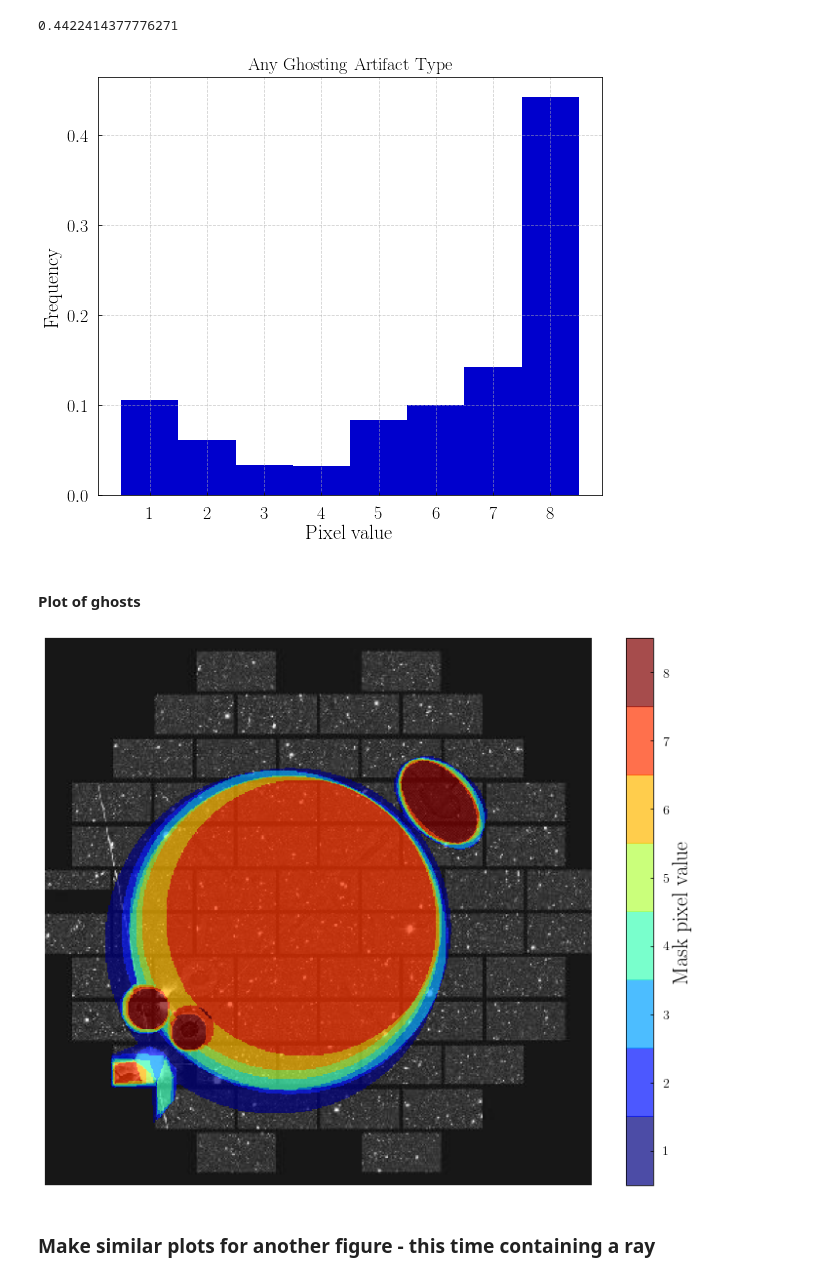
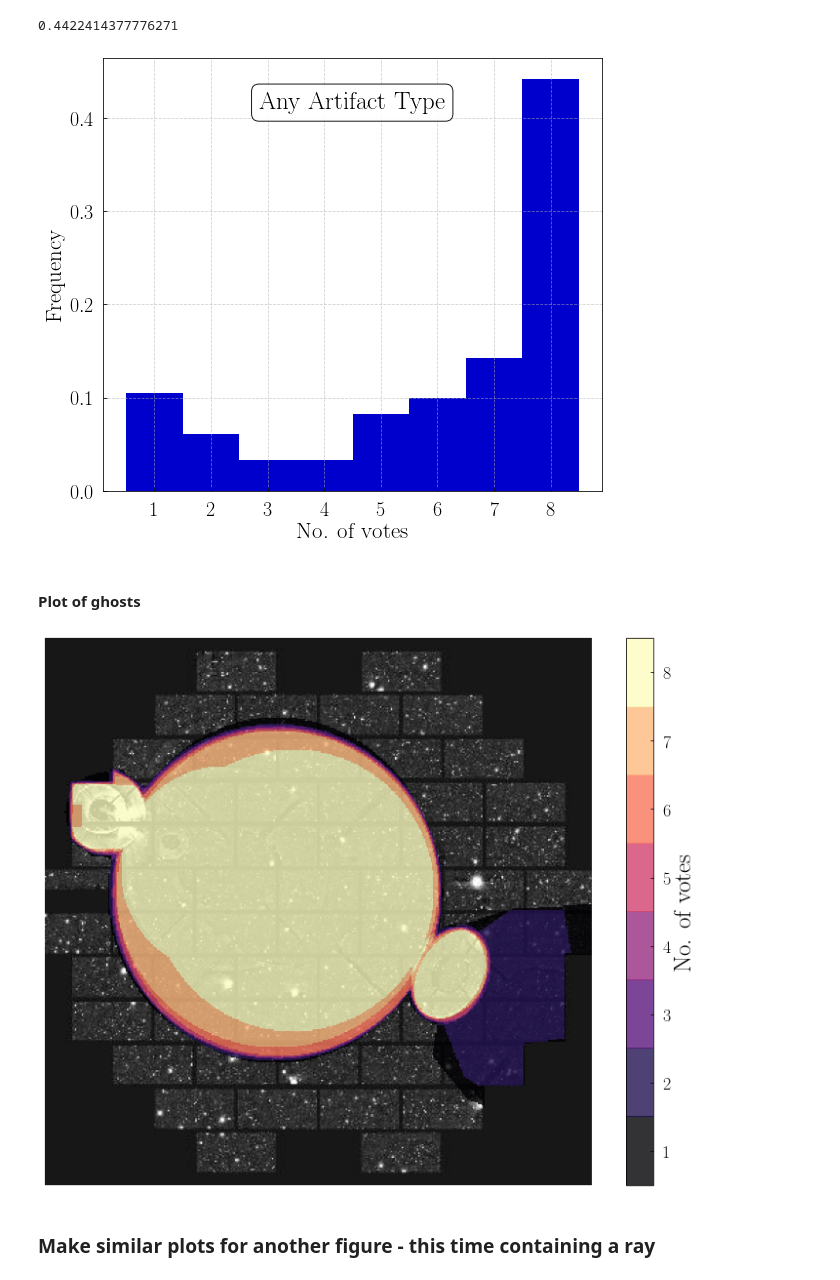
Before and after one commit to dtanoglidis/DeepGhostBusters, a Jupyter notebook: Annotators_Comparison.ipynb, the cells around one changed output. Cells and saved outputs as stored; diff of their text form; code cells hidden in the pictures.

```diff
--- a/Annotators_Comparison.ipynb
+++ b/Annotators_Comparison.ipynb
@@ -252,9 +261,10 @@ annotations_loc = json.load(open("common_core_Dimitrios.json"))
 annotations = list(annotations_loc['_via_img_metadata'].values())
 annotations = [a for a in annotations if a['regions']]
 
-i = 20
+i = 35
 img_annotations = annotations[i]
 # Get filename
 filename = img_annotations['filename']
+print(filename)
 # Get image
 image = Image.open(filename)
@@ -324,52 +336,54 @@ plt.figure(figsize=(8, 7))
 
 
 plt.hist(X_any_flat[X_any_flat>0],bins=bins_def,color='mediumblue',density=True)
-plt.title('Any Ghosting Artifact Type',fontsize=18)
+plt.text(2.85,0.41, r'Any Artifact Type',bbox=props, color='k',fontsize=25)
+
 
 # Legents / labels etc
 plt.grid(ls='--',alpha=0.6)
-plt.tick_params(axis='both', labelsize=18)
-plt.xlabel("Pixel value", fontsize=20)
-plt.ylabel("Frequency", fontsize=20)
+plt.tick_params(axis='both', labelsize=20)
+plt.xticks([1,2,3,4,5,6,7,8])
+plt.xlabel("No. of votes", fontsize=23)
+plt.ylabel("Frequency", fontsize=23)
 
 
 plt.tight_layout()
 plt.savefig('Any_ghost_dist.pdf')
 plt.show()
 # %% [output]
-[figure, old version]
+[figure, new version]
 # %% [markdown]
 #### Plot of ghosts
 # %%
 X_mask_any = ma.masked_where(X_any_tot[i,:,:]<1, X_any_tot[i,:,:])
 
 
 plot_pretty()
 plt.figure(figsize=(10, 10))
 
-# jet colormap
-cmap_jet = plt.cm.jet
+# colormap
+cmap_magma = plt.cm.magma
 
 # define the bins and normalize
 bounds = np.linspace(0.5, 8.5, 9)
-norm = mpl.colors.BoundaryNorm(bounds, cmap_jet.N)
+norm = mpl.colors.BoundaryNorm(bounds,  cmap_magma.N)
 
 
 plt.imshow(image,cmap='gray')
 
 
-plt.imshow(X_mask_any,cmap=cmap_aut,norm=norm,alpha=0.7)
+plt.imshow(X_mask_any,cmap=cmap_magma,norm=norm,alpha=0.8)
 
 cbar = plt.colorbar(ticks=[1,2,3,4,5,6,7,8],shrink=0.80)
-cbar.set_label('Mask pixel value', fontsize=22)
-cbar.ax.set_yticklabels([1,2,3,4,5,6,7,8], fontsize=14)
+cbar.set_label('No. of votes', fontsize=25)
+cbar.ax.set_yticklabels([1,2,3,4,5,6,7,8], fontsize=18)
 
 plt.axis('off')
 plt.tight_layout()
-plt.savefig('Any_ghost.pdf')
+plt.savefig('Overlap_Any_ghost.pdf')
 plt.show()
 # %% [output]
-[figure, old version]
+[figure, new version]
 # %% [markdown]
 ### Make similar plots for another figure - this time containing a ray
 # %%
```
Also changed, not shown: parts of 10 cells of this notebook.
